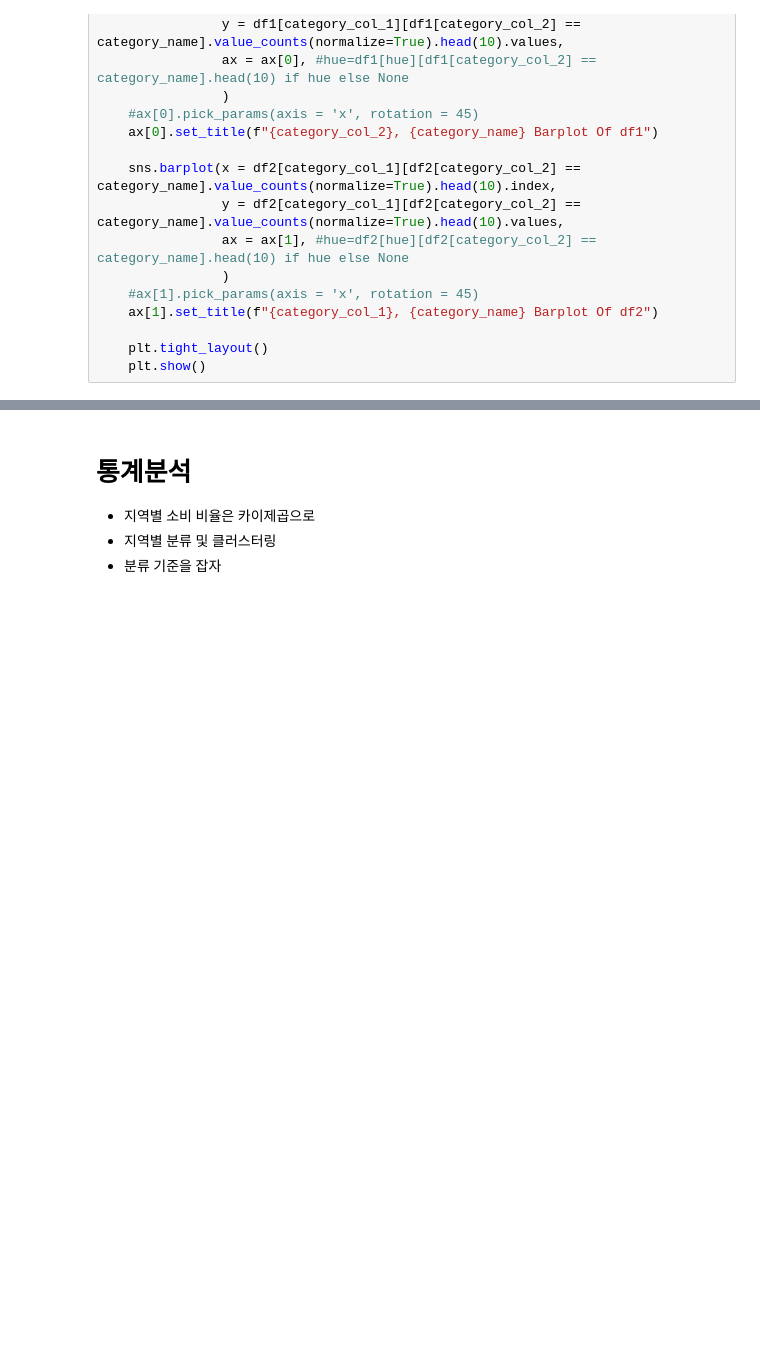
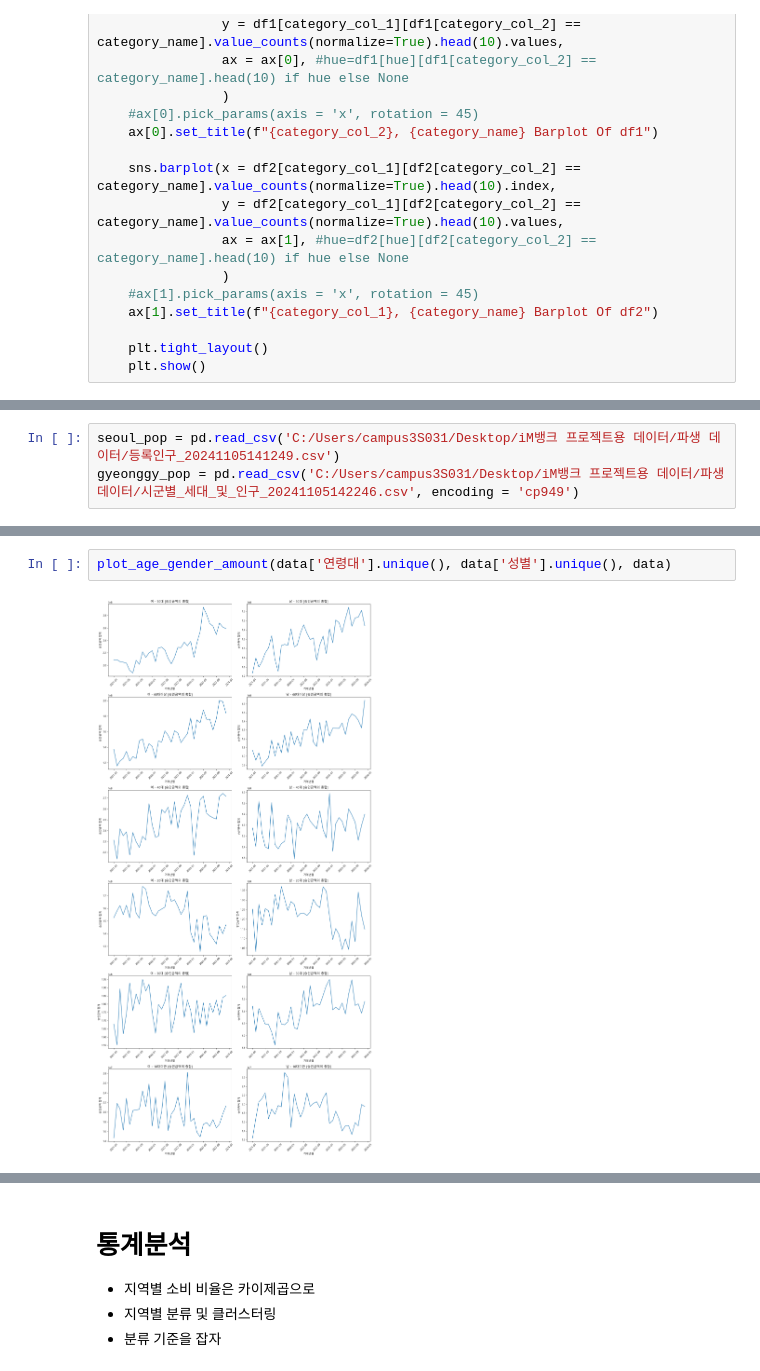
Before and after one commit to shs1018/iM_DiGital_Banker_academy, a Jupyter notebook: projects/iMBank_pj1/data_EDA.ipynb, the cells around one changed output, grey strips where cells are left out. Saved outputs shown, nothing was run; the diff lists cells and outputs as text; blank space fills up the shorter version.

```diff
--- a/projects/iMBank_pj1/data_EDA.ipynb
+++ b/projects/iMBank_pj1/data_EDA.ipynb
@@ -86,0 +112,3 @@ def age_compare_(category_col_1, category_col_2, category_name, df1, df2, hue =
+# %%
+seoul_pop = pd.read_csv('C:/Users/campus3S031/Desktop/iM뱅크 프로젝트용 데이터/파생 데이터/등록인구_20241105141249.csv')
+gyeonggy_pop = pd.read_csv('C:/Users/campus3S031/Desktop/iM뱅크 프로젝트용 데이터/파생 데이터/시군별_세대_및_인구_20241105142246.csv', encoding = 'cp949')
@@ -86,0 +281,4 @@ def age_compare_(category_col_1, category_col_2, category_name, df1, df2, hue =
+# %%
+plot_age_gender_amount(data['연령대'].unique(), data['성별'].unique(), data)
+# %% [output]
+[figure, added]
```
Also changed, not shown: parts of 42 cells of this notebook, 4 other files.
